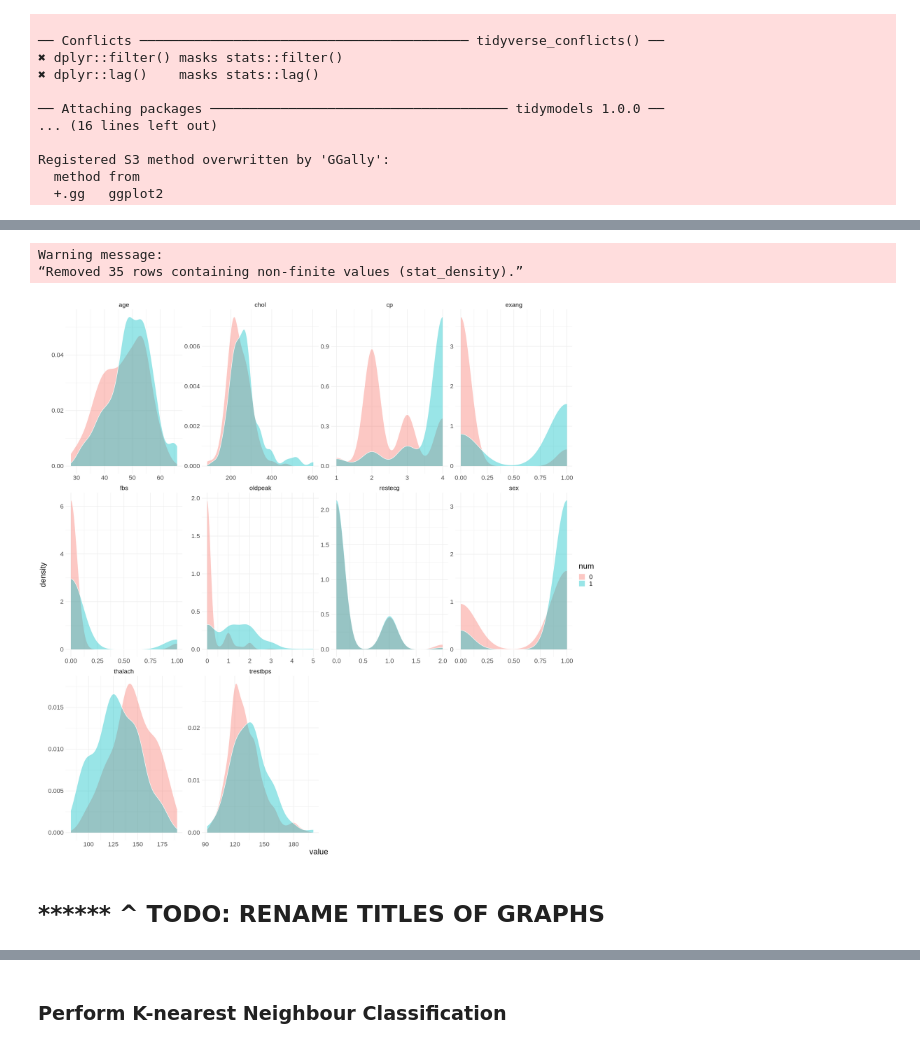
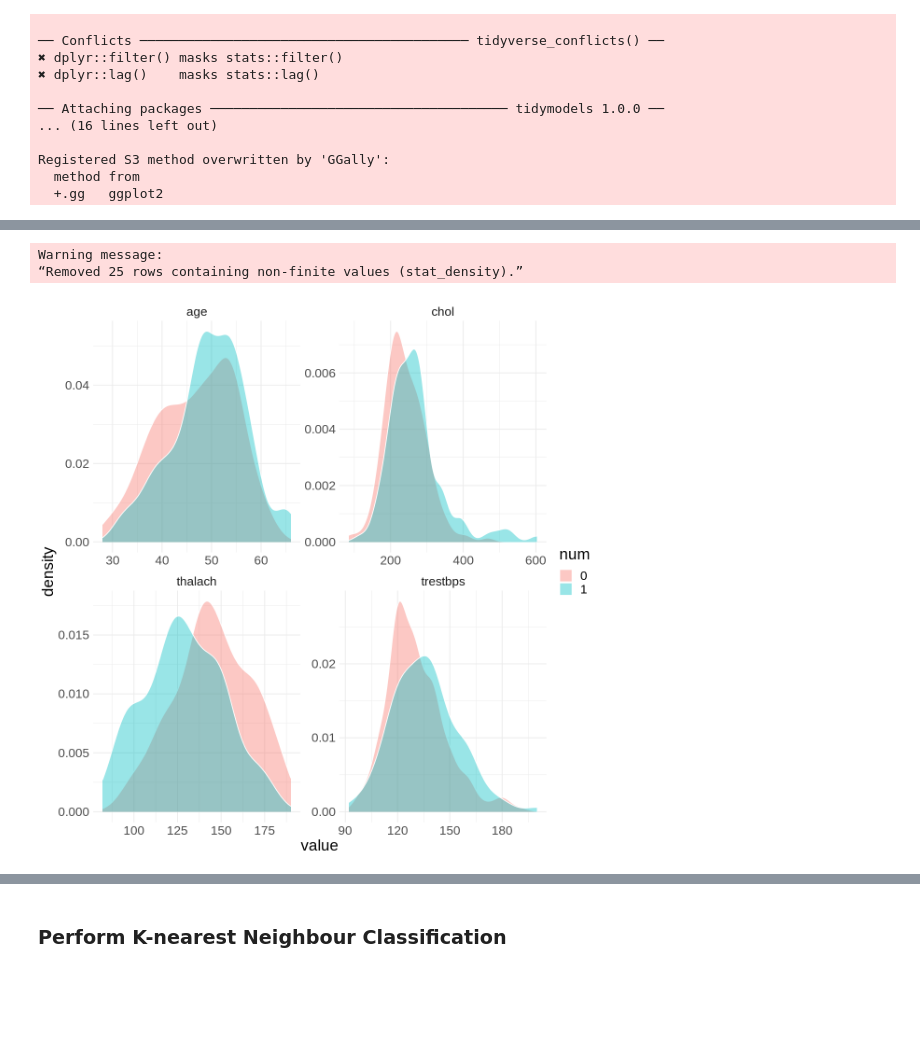
Before and after one commit to juliahudea/dsci-100-project, a Jupyter notebook: Analysis_Section_(new).ipynb, the cells around one changed output, grey strips where cells are left out. Drawn from its saved outputs; the diff is of its cells as text; code cells hidden in the pictures; blank space fills up the shorter version.

Commit message:
commented TODOs + cleaned up stuff

```diff
--- a/Analysis_Section_(new).ipynb
+++ b/Analysis_Section_(new).ipynb
@@ -31,20 +31,12 @@ hungarian_heart_disease_data <- read.csv(url, header = FALSE, na.strings = "?",
 colnames(hungarian_heart_disease_data) <- c("age", "sex", "cp", "trestbps", "chol", "fbs", "restecg", "thalach", "exang", "oldpeak", "slope", "ca", "hal", "num")
 hungarian_heart_disease_data <- mutate(hungarian_heart_disease_data, num = as_factor(num))
 
-# tidy_hungarian_heart_disease_data <- hungarian_heart_disease_data |>
-#     mutate(patient_id = row_number())
-
-
-# heart_disease_data_scaled <- tidy_hungarian_heart_disease_data |>
-#     select(age:thal) |>
-#     mutate_all(scale, center = TRUE) |>
-#     bind_cols(tidy_hungarian_heart_disease_data |> select(patient_id, num))
-
 
 heart_disease_relevant <- hungarian_heart_disease_data|>
-    select(-slope, -ca, -hal)
+    select(-slope, -ca, -hal) |> #remove all columns w/ NA
+    select(-sex,-cp, -fbs, -restecg, -exang, -oldpeak) #remove all column with categorical variable
 
 heart_disease_relevant$num <- as_factor(heart_disease_relevant$num)
 
-glimpse(heart_disease_relevant)
+heart_disease_relevant
 # %% [output]
@@ -106,16 +85,14 @@ $ num      <fct> 0, 0, 0, 0, 0, 0, 0, 0, 0, 0, 0, 0, 0, 0, 0, 0, 0, 0, 0, 0, 0
 # %%
-options(repr.plot.width = 20, repr.plot.height = 20)
+options(repr.plot.width = 10, repr.plot.height = 10)
 
 heart_disease_relevant |>
     pivot_longer(cols = -num, names_to = 'category', values_to = 'value')  |>
     ggplot(aes(value, fill = num)) +
         geom_density(alpha = 0.4, colour = 'white') +
         facet_wrap(facets = vars(category), scales = 'free') +
         theme_minimal() +
         theme(text = element_text(size = 20))
 # %% [output]
 Warning message:
-“Removed 35 rows containing non-finite values (stat_density).”
+“Removed 25 rows containing non-finite values (stat_density).”
-[figure, old version]
+[figure, new version]
-# %% [markdown]
-## ****** ^ TODO: RENAME TITLES OF GRAPHS
```
Also changed, not shown: parts of 11 cells of this notebook.
